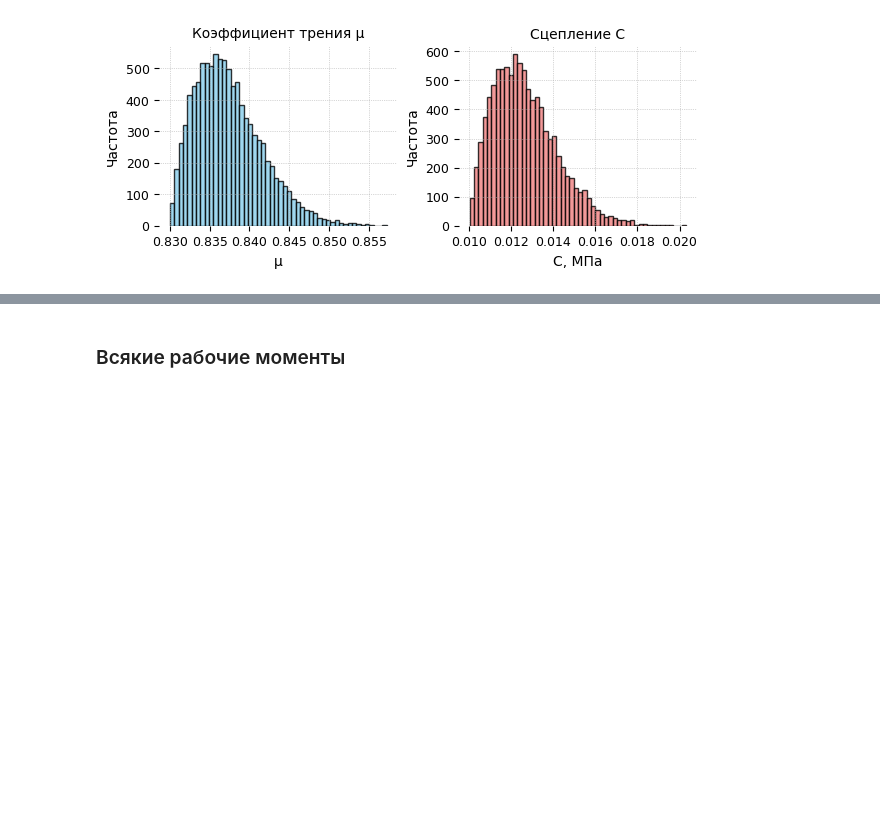
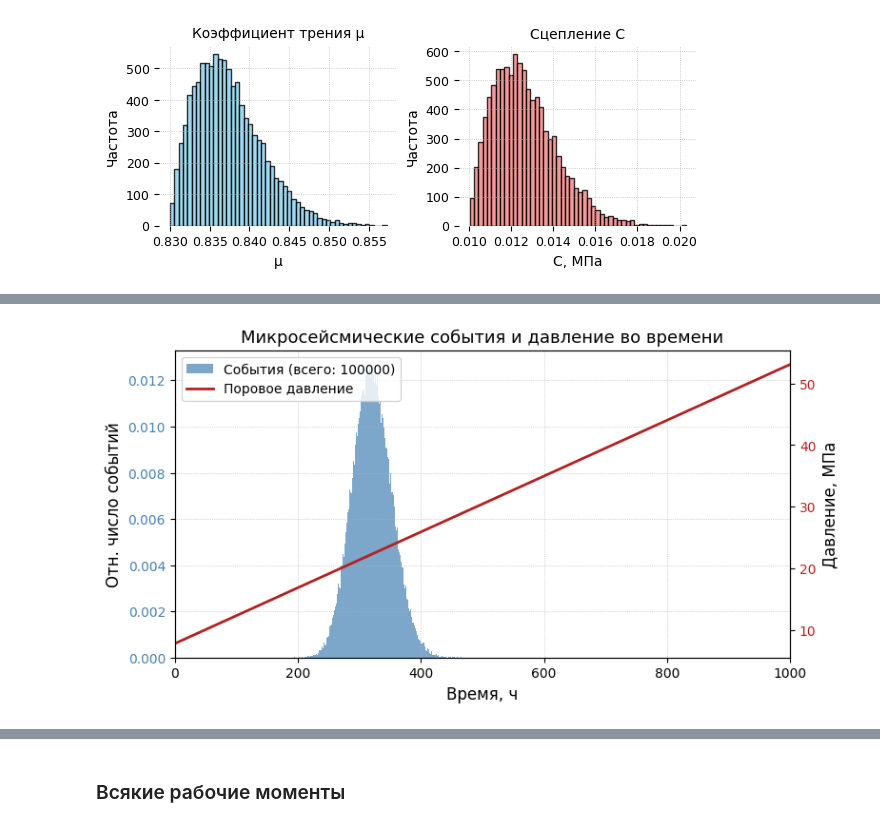
Before and after one commit to mexalon/mm2, a Jupyter notebook: pore_press_to_events.ipynb, the cells around one changed output, grey strips where cells are left out. Saved outputs shown, nothing was run; the diff lists cells and outputs as text; code cells hidden in the pictures; blank space fills up the shorter version.

```diff
--- a/pore_press_to_events.ipynb
+++ b/pore_press_to_events.ipynb
@@ -1023,6 +1197,43 @@ def plot_mu_cohesion_histograms(mu, cohesion, bins=50):
             spine.set_visible(False)
 
     plt.show()
+# %%
+def critical_pore_pressure(tensor, seed):
+    """
+    Вычисляет критическое поровое давление, при котором круг Мора касается критерия Кулона,
+    на основе объектов StressTensor и FractureSeed.
+
+    Параметры:
+    ----------
+    tensor : StressTensor
+        Объект, содержащий тензор главных напряжений
+
+    seed : FractureSeed
+        Объект, содержащий параметры трения и сцепления
+
+    Возвращает:
+    -----------
+    p_crit : float
+        Критическое поровое давление
+    """
+    s1, s2, s3 = sorted(tensor.principal_stresses, reverse=True)
+    mu = seed.mu
+    cohesion = seed.cohesion
+
+    # Центр и радиус большого круга Мора
+    C = 0.5 * (s1 + s3)
+    R = 0.5 * (s1 - s3)
+
+    # Расстояние от центра круга до прямой Кулона при p = 0
+    # d = abs(-mu * C - cohesion) / (mu**2 + 1)**0.5
+
+    # Критическое расстояние до касания
+    d_crit = R * (1 + mu**2)**0.5
+
+    # Критическое поровое давление
+    p_crit = C + (-1 * d_crit + cohesion) / mu
+
+    return p_crit
 # %%
 '''
 Если надодля одного тензора, проще всего генерировать n=1 с нулевыми отклоненниями
@@ -1054,0 +1368,5 @@ plot_mu_cohesion_histograms(mu, coh)
+# %%
+# график
+plot_events_and_pressure(time, events_vs_time[1], pore_pressure_vs_time, time_unit='h')
+# %% [output]
+[figure, added]
```
Also changed, not shown: parts of 9 cells of this notebook, 1 other file.
